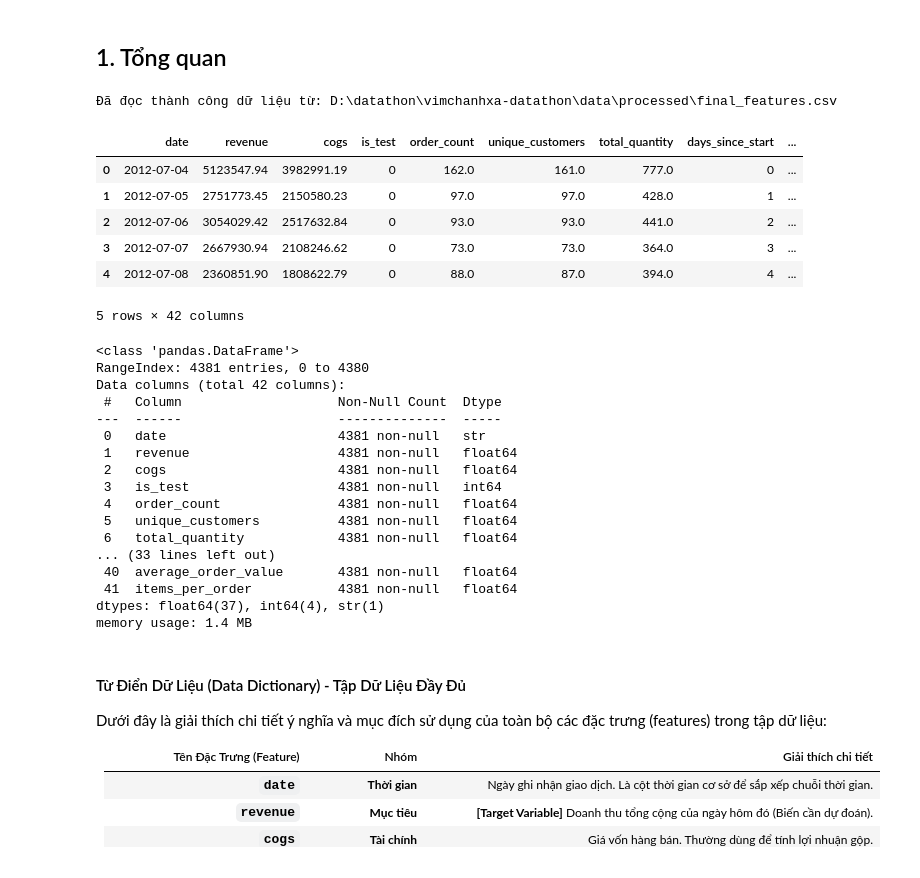
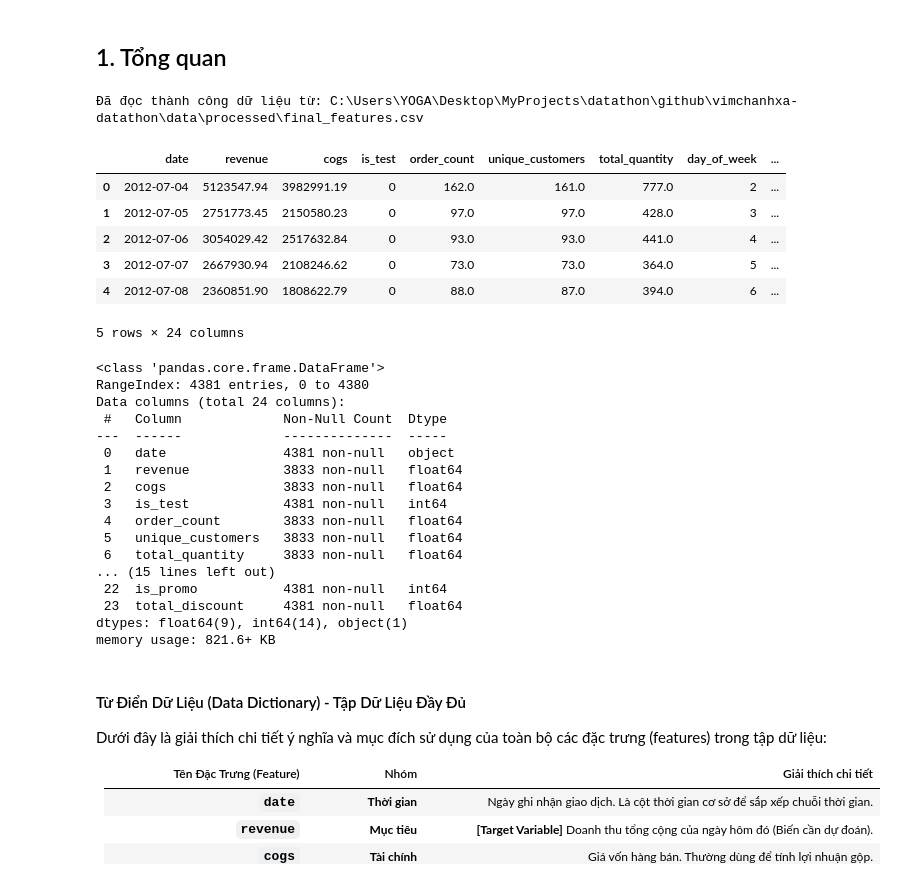
Before and after one commit to anhthu0910/vimchanhxa-datathon, a Jupyter notebook: notebooks/06_FEATURES_ENGINEER_.ipynb, the cells around one changed output. Drawn from its saved outputs; the diff is of its cells as text; code cells hidden in the pictures.

```diff
--- a/notebooks/06_FEATURES_ENGINEER_.ipynb
+++ b/notebooks/06_FEATURES_ENGINEER_.ipynb
@@ -37,37 +37,37 @@ from src.visualization import *
 
 MODEL = 'CatBoost'
 # %%
-df = get_data_processed('final_features.csv')
+df = get_data_processed('final_m1.csv')
 df.head()
 # %% [output]
-Đã đọc thành công dữ liệu từ: D:\datathon\vimchanhxa-datathon\data\processed\final_features.csv
+Đã đọc thành công dữ liệu từ: C:\Users\YOGA\Desktop\MyProjects\datathon\github\vimchanhxa-datathon\data\processed\final_features.csv
-|  | date | revenue | cogs | is_test | order_count | unique_customers | total_quantity | days_since_start | ... |
-| 0 | 2012-07-04 | 5123547.94 | 3982991.19 | 0 | 162.0 | 161.0 | 777.0 | 0 | ... |
-| 1 | 2012-07-05 | 2751773.45 | 2150580.23 | 0 | 97.0 | 97.0 | 428.0 | 1 | ... |
-| 2 | 2012-07-06 | 3054029.42 | 2517632.84 | 0 | 93.0 | 93.0 | 441.0 | 2 | ... |
-| 3 | 2012-07-07 | 2667930.94 | 2108246.62 | 0 | 73.0 | 73.0 | 364.0 | 3 | ... |
-| 4 | 2012-07-08 | 2360851.90 | 1808622.79 | 0 | 88.0 | 87.0 | 394.0 | 4 | ... |
+|  | date | revenue | cogs | is_test | order_count | unique_customers | total_quantity | day_of_week | ... |
+| 0 | 2012-07-04 | 5123547.94 | 3982991.19 | 0 | 162.0 | 161.0 | 777.0 | 2 | ... |
+| 1 | 2012-07-05 | 2751773.45 | 2150580.23 | 0 | 97.0 | 97.0 | 428.0 | 3 | ... |
+| 2 | 2012-07-06 | 3054029.42 | 2517632.84 | 0 | 93.0 | 93.0 | 441.0 | 4 | ... |
+| 3 | 2012-07-07 | 2667930.94 | 2108246.62 | 0 | 73.0 | 73.0 | 364.0 | 5 | ... |
+| 4 | 2012-07-08 | 2360851.90 | 1808622.79 | 0 | 88.0 | 87.0 | 394.0 | 6 | ... |
-5 rows × 42 columns
+5 rows × 24 columns
 # %%
 df.info()
 # %% [output]
-<class 'pandas.DataFrame'>
+<class 'pandas.core.frame.DataFrame'>
 RangeIndex: 4381 entries, 0 to 4380
-Data columns (total 42 columns):
- #   Column                    Non-Null Count  Dtype
----  ------                    --------------  -----
- 0   date                      4381 non-null   str
- 1   revenue                   4381 non-null   float64
- 2   cogs                      4381 non-null   float64
- 3   is_test                   4381 non-null   int64
- 4   order_count               4381 non-null   float64
- 5   unique_customers          4381 non-null   float64
- 6   total_quantity            4381 non-null   float64
-... (33 lines left out)
- 40  average_order_value       4381 non-null   float64
- 41  items_per_order           4381 non-null   float64
-dtypes: float64(37), int64(4), str(1)
-memory usage: 1.4 MB
+Data columns (total 24 columns):
+ #   Column             Non-Null Count  Dtype
+---  ------             --------------  -----
+ 0   date               4381 non-null   object
+ 1   revenue            3833 non-null   float64
+ 2   cogs               3833 non-null   float64
+ 3   is_test            4381 non-null   int64
+ 4   order_count        3833 non-null   float64
+ 5   unique_customers   3833 non-null   float64
+ 6   total_quantity     3833 non-null   float64
+... (15 lines left out)
+ 22  is_promo           4381 non-null   int64
+ 23  total_discount     4381 non-null   float64
+dtypes: float64(9), int64(14), object(1)
+memory usage: 821.6+ KB
 # %% [markdown]
 #### Từ Điển Dữ Liệu (Data Dictionary) - Tập Dữ Liệu Đầy Đủ
 
```
Also changed, not shown: parts of 1 cell of this notebook, 3 other files.
